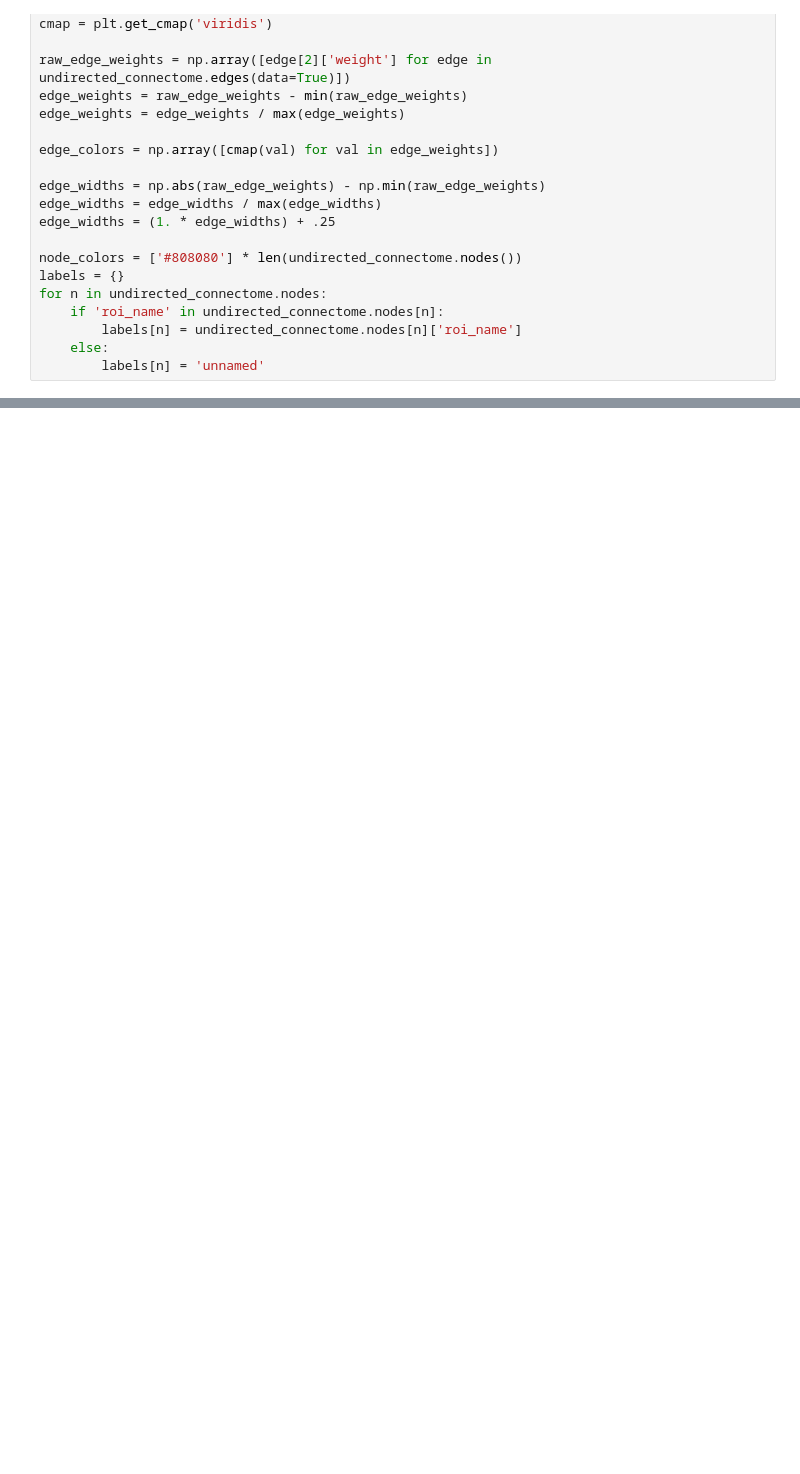
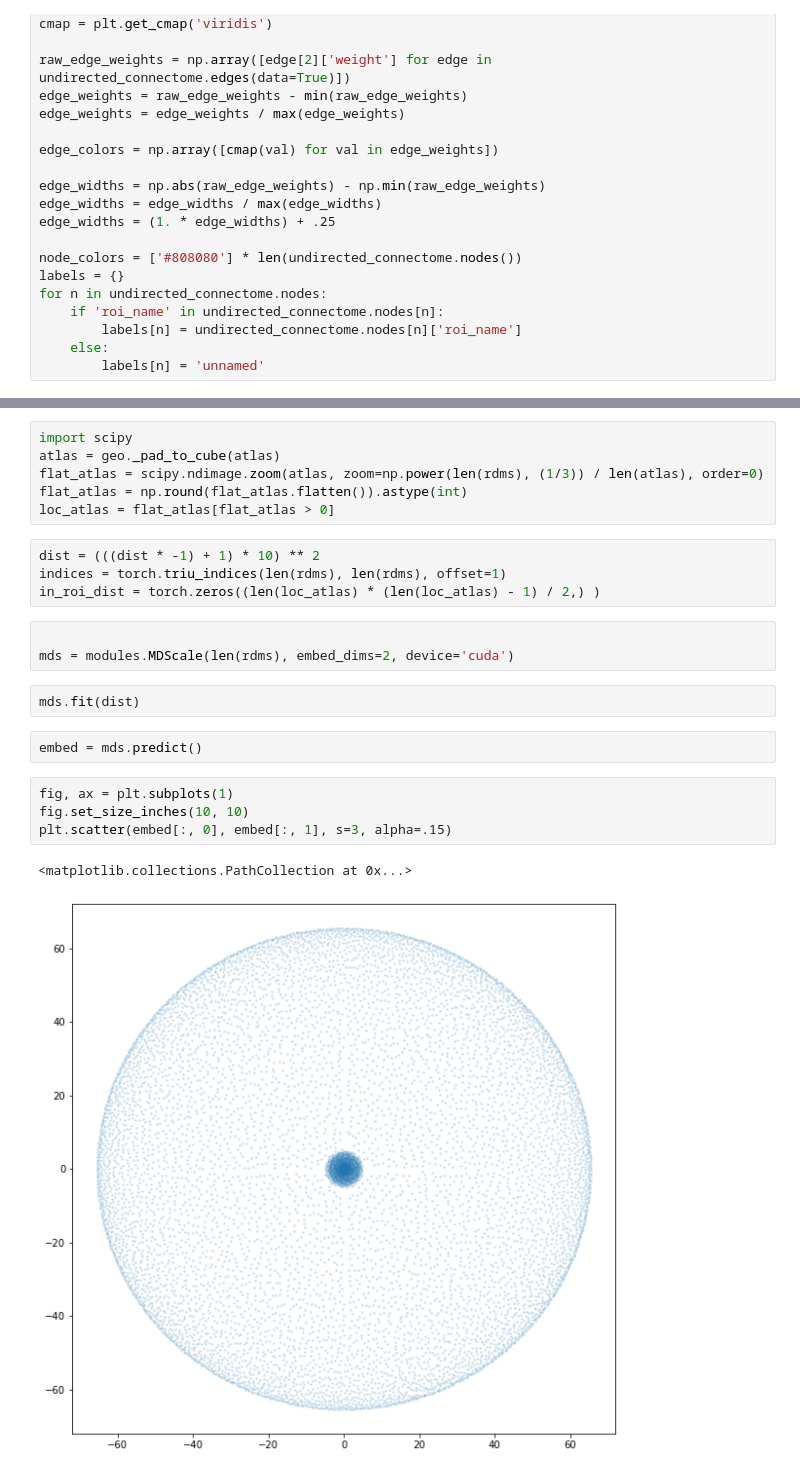
Before and after one commit to spencer-loggia/monkey_fmri, a Jupyter notebook: testing/pca_clust.ipynb, the cells around one changed output, grey strips where cells are left out. Drawn from its saved outputs; the diff is of its cells as text; blank space fills up the shorter version.

```diff
--- a/testing/pca_clust.ipynb
+++ b/testing/pca_clust.ipynb
@@ -306,0 +460,24 @@ plt.show()
+# %%
+import scipy
+atlas = geo._pad_to_cube(atlas)
+flat_atlas = scipy.ndimage.zoom(atlas, zoom=np.power(len(rdms), (1/3)) / len(atlas), order=0)
+flat_atlas = np.round(flat_atlas.flatten()).astype(int)
+loc_atlas = flat_atlas[flat_atlas > 0]
+# %%
+dist = (((dist * -1) + 1) * 10) ** 2
+indices = torch.triu_indices(len(rdms), len(rdms), offset=1)
+in_roi_dist = torch.zeros((len(loc_atlas) * (len(loc_atlas) - 1) / 2,) )
+# %%
+
+mds = modules.MDScale(len(rdms), embed_dims=2, device='cuda')
+# %%
+mds.fit(dist)
+# %%
+embed = mds.predict()
+# %%
+fig, ax = plt.subplots(1)
+fig.set_size_inches(10, 10)
+plt.scatter(embed[:, 0], embed[:, 1], s=3, alpha=.15)
+# %% [output]
+<matplotlib.collections.PathCollection at 0x...>
+[figure, added]
```
Also changed, not shown: parts of 34 cells of this notebook.
